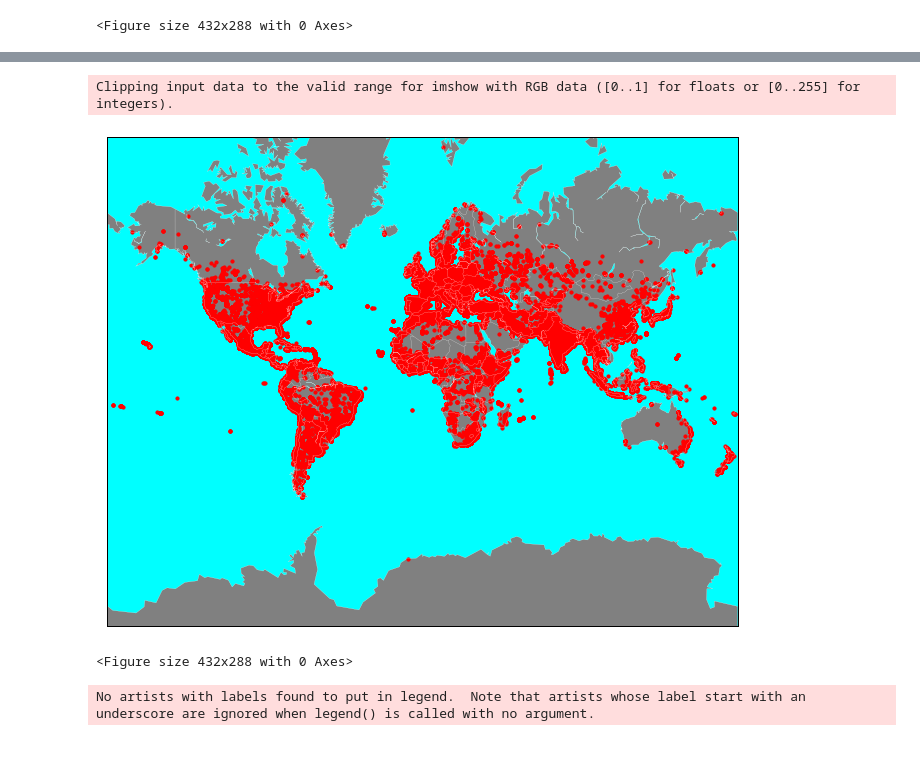
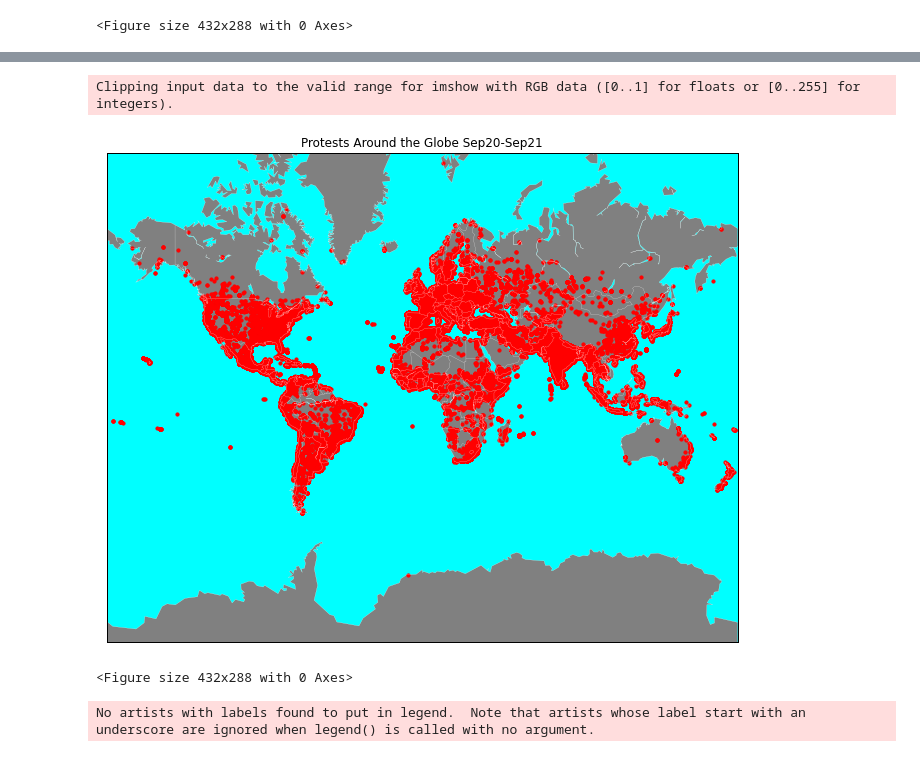
Before and after one commit to morgancoad/acled_data, a Jupyter notebook: notebooks/acled_eda.ipynb, the cells around one changed output, grey strips where cells are left out. Cells and saved outputs as stored; diff of their text form; code cells hidden in the pictures.

```diff
--- a/notebooks/acled_eda.ipynb
+++ b/notebooks/acled_eda.ipynb
@@ -582,36 +624,37 @@ plt.show()
 # plt.show
 # %%
 #Graphed (map) sep2020-sep2021
-fig = plt.figure(figsize=(12,9))
+fig = plt.figure(facecolor='white',figsize=(12,9))
 lat = acled_event_protests_202009_202109['latitude'].values
 lon = acled_event_protests_202009_202109['longitude'].values
 protests = acled_event_protests_202009_202109['event_type'].values
 #area = acled_event_protests
 m = Basemap(projection='merc', \
             llcrnrlat=-80, urcrnrlat=80, \
             llcrnrlon=-180, urcrnrlon=180, \
             lat_ts=20, \
             resolution='c')
 
 m.bluemarble(scale=0.2)
 m.drawcoastlines(color='white', linewidth=0.2)
 m.drawcountries(color='white', linewidth=0.2)
 
 m.drawmapboundary(fill_color='aqua')
 m.fillcontinents(color='grey')
 lons = range(50)
 lats = range(25, 75)
 vals = range(50,100)
+plt.title("Protests Around the Globe Sep20-Sep21")
 
 x, y = m(lon, lat)
 plt.scatter(x, y, 10, marker='o', color='Red')
 #plt.scatter(lons, lats, c=vals, cmap='Reds')
 #plt.colorbar()
 plt.show()
-plt.savefig('../images/Protests_2020_2021.png', bbox_inches = 'tight')
+plt.savefig('../images/Protests_map_2020_2021.png', bbox_inches = 'tight')
 # %% [output]
 Clipping input data to the valid range for imshow with RGB data ([0..1] for floats or [0..255] for integers).
-[figure, old version]
+[figure, new version]
 <Figure size 432x288 with 0 Axes>
 # %%
 #Graphed (bar) sep2020-sep2021
```
Also changed, not shown: parts of 17 cells of this notebook, 16 other files.
